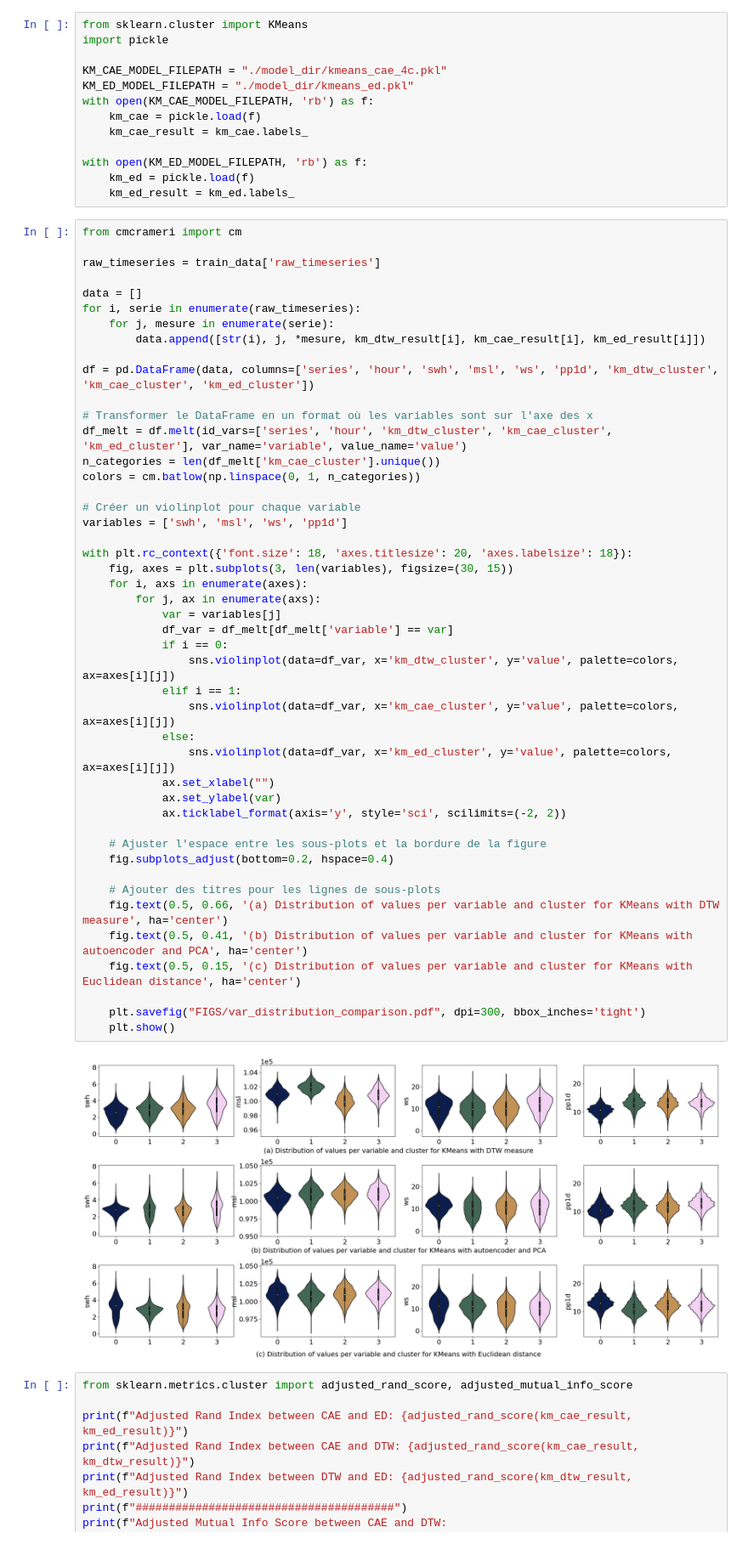
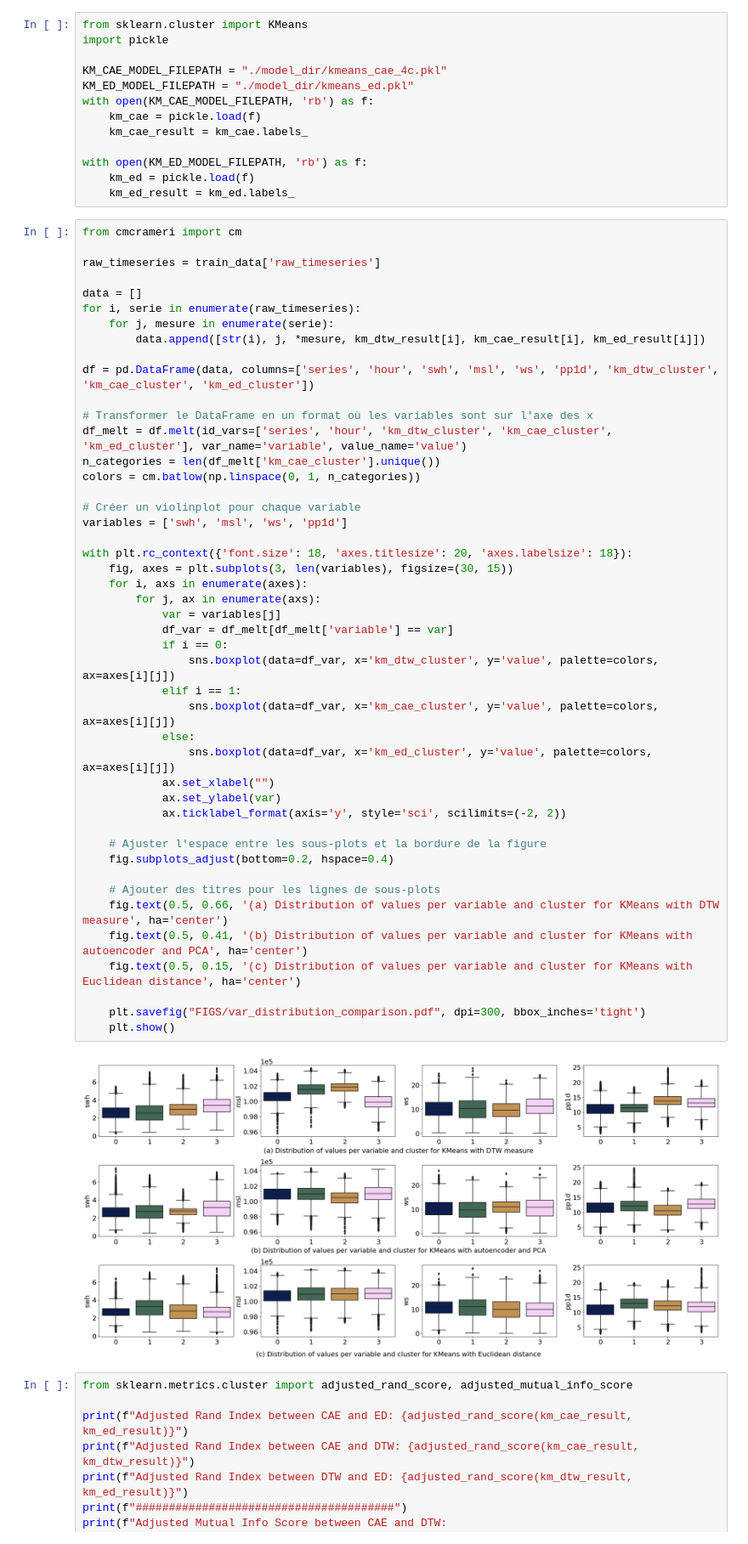
Before and after one commit to benjaminh/era5-clustering-paper-code, a Jupyter notebook: Models_comparison.ipynb, the cells around one changed output. Shown at 85% size. Drawn from its saved outputs; the diff is of its cells as text.

Commit message:
Update model boxplot comparison

```diff
--- a/Models_comparison.ipynb
+++ b/Models_comparison.ipynb
@@ -62,37 +62,37 @@ df_melt = df.melt(id_vars=['series', 'hour', 'km_dtw_cluster', 'km_cae_cluster',
 n_categories = len(df_melt['km_cae_cluster'].unique())
 colors = cm.batlow(np.linspace(0, 1, n_categories))
 
 # Créer un violinplot pour chaque variable
 variables = ['swh', 'msl', 'ws', 'pp1d']
 
 with plt.rc_context({'font.size': 18, 'axes.titlesize': 20, 'axes.labelsize': 18}):
     fig, axes = plt.subplots(3, len(variables), figsize=(30, 15))
     for i, axs in enumerate(axes):
         for j, ax in enumerate(axs):
             var = variables[j]
             df_var = df_melt[df_melt['variable'] == var]
             if i == 0:
-                sns.violinplot(data=df_var, x='km_dtw_cluster', y='value', palette=colors, ax=axes[i][j])
+                sns.boxplot(data=df_var, x='km_dtw_cluster', y='value', palette=colors, ax=axes[i][j])
             elif i == 1:
-                sns.violinplot(data=df_var, x='km_cae_cluster', y='value', palette=colors, ax=axes[i][j])
+                sns.boxplot(data=df_var, x='km_cae_cluster', y='value', palette=colors, ax=axes[i][j])
             else:
-                sns.violinplot(data=df_var, x='km_ed_cluster', y='value', palette=colors, ax=axes[i][j])
+                sns.boxplot(data=df_var, x='km_ed_cluster', y='value', palette=colors, ax=axes[i][j])
             ax.set_xlabel("")
             ax.set_ylabel(var)
             ax.ticklabel_format(axis='y', style='sci', scilimits=(-2, 2))
 
     # Ajuster l'espace entre les sous-plots et la bordure de la figure
     fig.subplots_adjust(bottom=0.2, hspace=0.4)
 
     # Ajouter des titres pour les lignes de sous-plots
     fig.text(0.5, 0.66, '(a) Distribution of values per variable and cluster for KMeans with DTW measure', ha='center')
     fig.text(0.5, 0.41, '(b) Distribution of values per variable and cluster for KMeans with autoencoder and PCA', ha='center')
     fig.text(0.5, 0.15, '(c) Distribution of values per variable and cluster for KMeans with Euclidean distance', ha='center')
 
     plt.savefig("FIGS/var_distribution_comparison.pdf", dpi=300, bbox_inches='tight')
     plt.show()
 # %% [output]
-[figure, old version]
+[figure, new version]
 # %%
 from sklearn.metrics.cluster import adjusted_rand_score, adjusted_mutual_info_score
 
```
Also changed, not shown: parts of 1 cell of this notebook, 1 other file.
